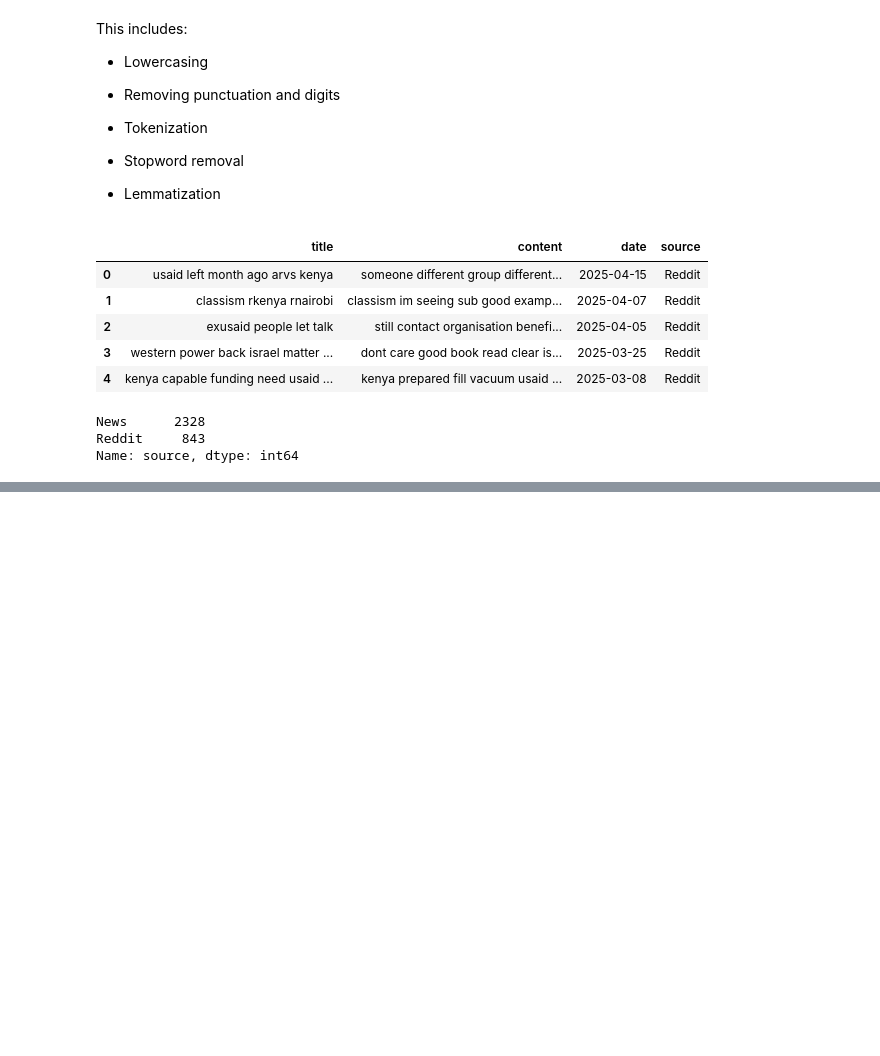
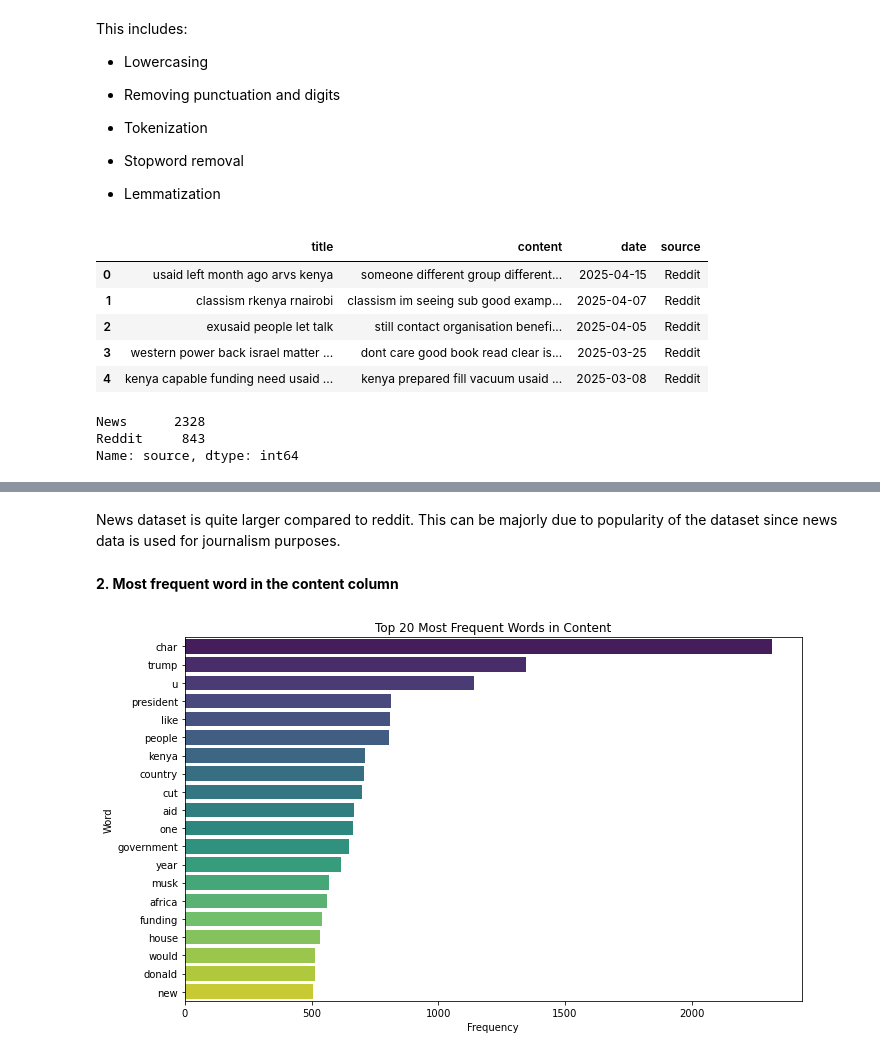
Before and after one commit to L-N-E0/USAID-Kenya-Sentiment-Analysis, a Jupyter notebook: notebooks/Joseline.ipynb, the cells around one changed output, grey strips where cells are left out. Saved outputs shown, nothing was run; the diff lists cells and outputs as text; code cells hidden in the pictures; blank space fills up the shorter version.

Commit message:
first visualization

```diff
--- a/notebooks/Joseline.ipynb
+++ b/notebooks/Joseline.ipynb
@@ -505,0 +534,41 @@ Analyze the emotional tone (positive, negative, or neutral) of the text.
+# %% [markdown]
+News dataset is quite larger compared to reddit. This can be majorly due to popularity of the dataset since news data is used for journalism purposes.
+# %% [markdown]
+**2. Most frequent word in  the content column**
+# %%
+import string
+from collections import Counter
+from nltk.corpus import stopwords
+from nltk.tokenize import word_tokenize
+import nltk
+
+
+
+# Combine all content into one big string
+text = ' '.join(combined_data['content'].dropna().astype(str).tolist()).lower()
+
+# Remove punctuation
+text = text.translate(str.maketrans('', '', string.punctuation))
+
+# Tokenize and remove stopwords
+tokens = word_tokenize(text)
+stop_words = set(stopwords.words('english'))
+filtered_tokens = [word for word in tokens if word not in stop_words and word.isalpha()]
+
+# Count most frequent words
+word_counts = Counter(filtered_tokens)
+most_common_words = word_counts.most_common(20)
+
+# Convert to DataFrame for plotting
+freq_df = pd.DataFrame(most_common_words, columns=['word', 'count'])
+
+# Bar Plot of Top 20 Words
+plt.figure(figsize=(10, 6))
+sns.barplot(data=freq_df, x='count', y='word', palette='viridis')
+plt.title('Top 20 Most Frequent Words in Content')
+plt.xlabel('Frequency')
+plt.ylabel('Word')
+plt.tight_layout()
+plt.show()
+# %% [output]
+[figure, added]
```
Also changed, not shown: parts of 8 cells of this notebook.
